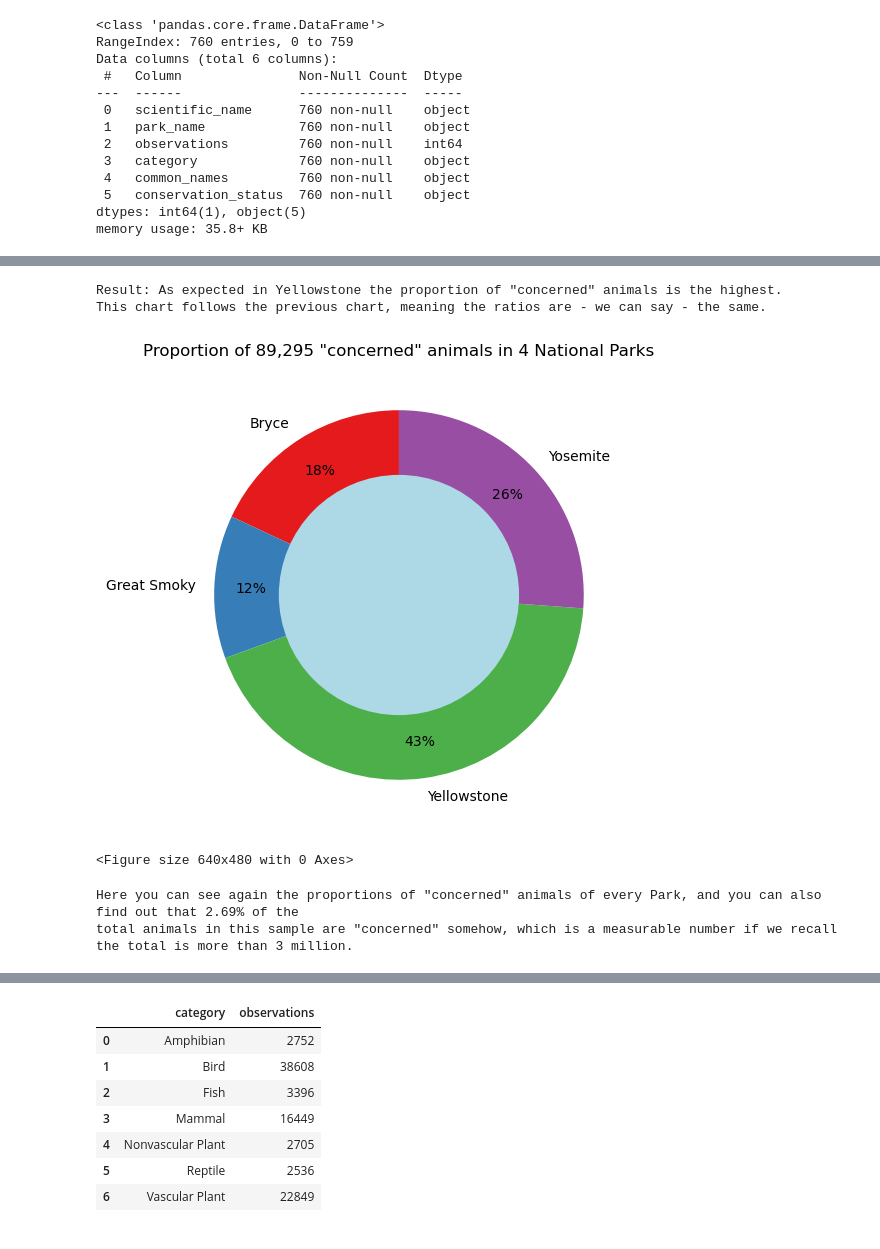
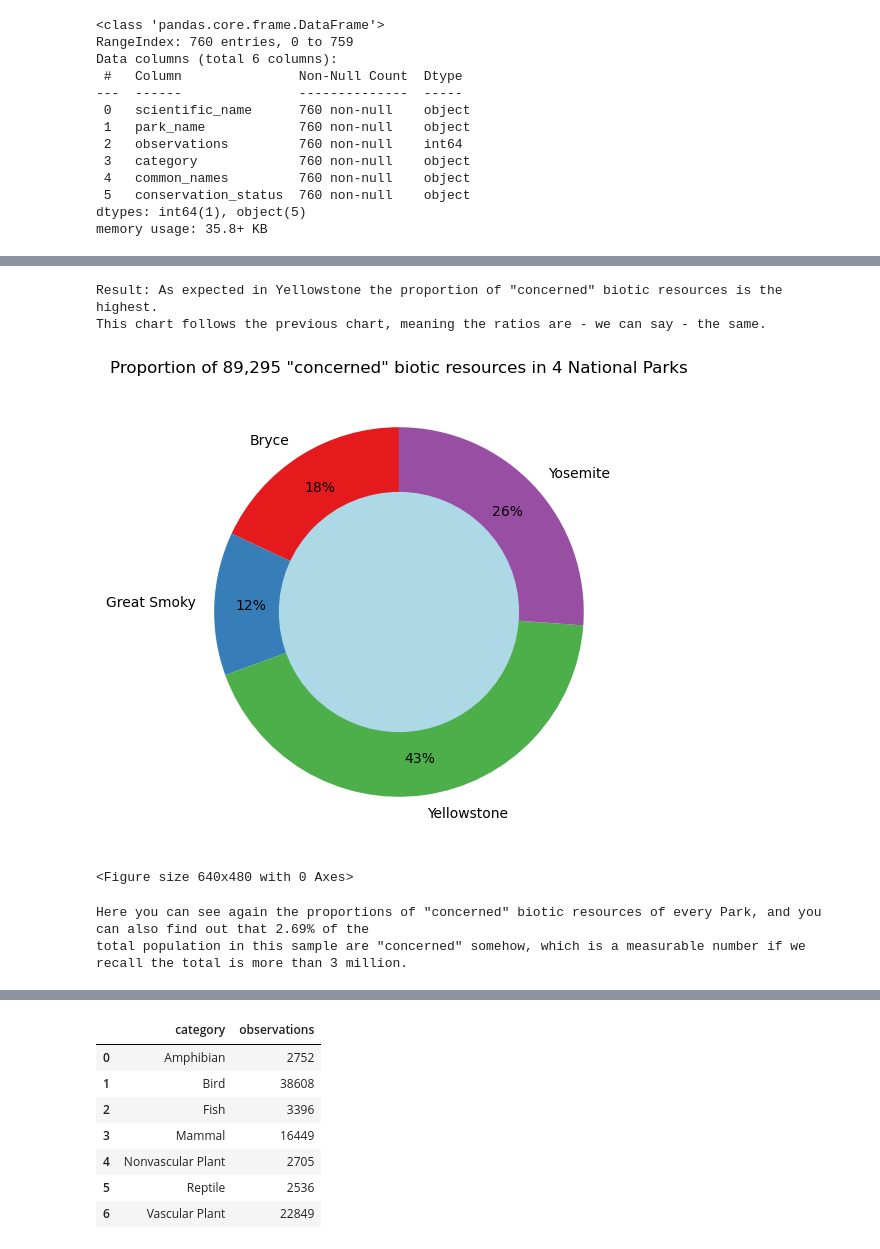
Before and after one commit to LiZoMark841619/Biodiversity_Project, a Jupyter notebook: biodiversity_starter/biodiversity.ipynb, the cells around one changed output, grey strips where cells are left out. Saved outputs shown, nothing was run; the diff lists cells and outputs as text; code cells hidden in the pictures.

```diff
--- a/biodiversity_starter/biodiversity.ipynb
+++ b/biodiversity_starter/biodiversity.ipynb
@@ -385,6 +385,6 @@ newdf_values.head()
 | 3 | Accipiter cooperii | Bryce | 95 | Bird | Cooper's Hawk | Species of Concern |
 | 4 | Dichanthelium acuminatum var. acu... | Yosemite | 123 | Vascular Plant | Tapered Rosette Grass | Species of Concern |
 # %%
-concerned_animals = newdf_values[['park_name', 'observations']].groupby('park_name').sum().reset_index()
+concerned_bioticrs = newdf_values[['park_name', 'observations']].groupby('park_name').sum().reset_index()
 # %%
 plt.figure(figsize=[7, 7])
@@ -401,20 +401,20 @@ plt.clf()
 <Figure size 640x480 with 0 Axes>
 # %%
-print('''Result: As expected in Yellowstone the proportion of "concerned" animals is the highest.
+print('''Result: As expected in Yellowstone the proportion of "concerned" biotic resources is the highest.
 This chart follows the previous chart, meaning the ratios are - we can say - the same.''')
 # %% [output]
-Result: As expected in Yellowstone the proportion of "concerned" animals is the highest.
+Result: As expected in Yellowstone the proportion of "concerned" biotic resources is the highest.
 This chart follows the previous chart, meaning the ratios are - we can say - the same.
 # %%
 plt.figure(figsize=[12, 6])
-plt.pie(concerned_animals['observations'], autopct='%d%%', startangle=90, labels=concerned_animals.park_name, pctdistance=0.8)
-plt.title(f'Proportion of {concerned_animals.observations.sum():,} "concerned" animals in {len(concerned_animals.park_name)} National Parks')
+plt.pie(concerned_bioticrs['observations'], autopct='%d%%', startangle=90, labels=concerned_bioticrs.park_name, pctdistance=0.8)
+plt.title(f'Proportion of {concerned_bioticrs.observations.sum():,} "concerned" biotic resources in {len(concerned_bioticrs.park_name)} National Parks')
 hole = plt.Circle((0, 0), 0.65, facecolor='lightblue')
 plt.gcf().gca().add_artist(hole)
-plt.savefig('donut_concern_anims.png')
+plt.savefig('donut_concern_bioticrs.png')
 plt.show()
 plt.clf()
 # %% [output]
-[figure, old version]
+[figure, new version]
 <Figure size 640x480 with 0 Axes>
 # %%
@@ -422,9 +422,9 @@ a = np.round(100*concerned_animals.observations.sum()/file1.observations.sum(),2
 # %%
-print(f'''Here you can see again the proportions of "concerned" animals of every Park, and you can also find out that {a}% of the
-total animals in this sample are "concerned" somehow, which is a measurable number if we recall the total is more than 3 million.''')
+print(f'''Here you can see again the proportions of "concerned" biotic resources of every Park, and you can also find out that {a}% of the
+total population in this sample are "concerned" somehow, which is a measurable number if we recall the total is more than 3 million.''')
 # %% [output]
-Here you can see again the proportions of "concerned" animals of every Park, and you can also find out that 2.69% of the
-total animals in this sample are "concerned" somehow, which is a measurable number if we recall the total is more than 3 million.
+Here you can see again the proportions of "concerned" biotic resources of every Park, and you can also find out that 2.69% of the
+total population in this sample are "concerned" somehow, which is a measurable number if we recall the total is more than 3 million.
 # %%
 newdf_values.head()
 # %% [output]
```
Also changed, not shown: parts of 23 cells of this notebook, 7 other files.
